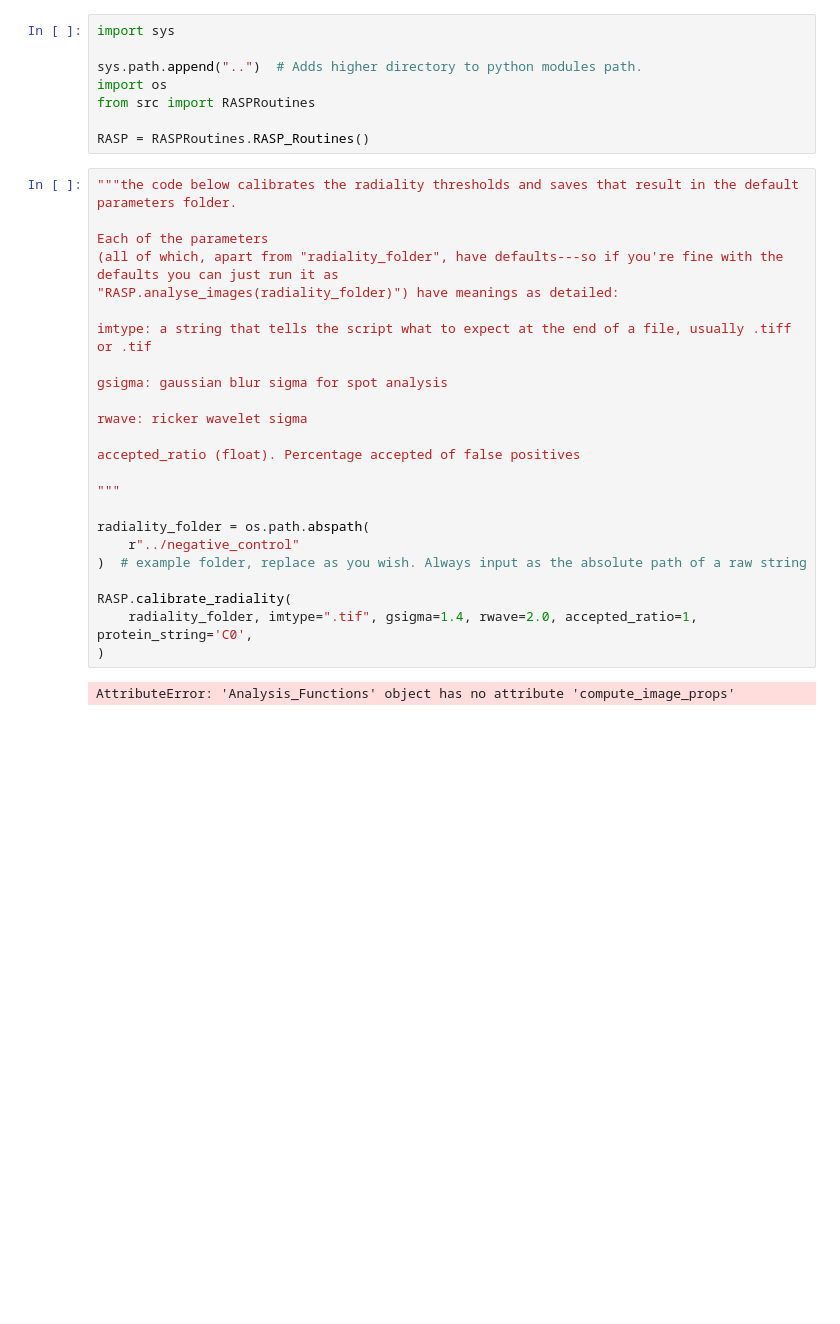
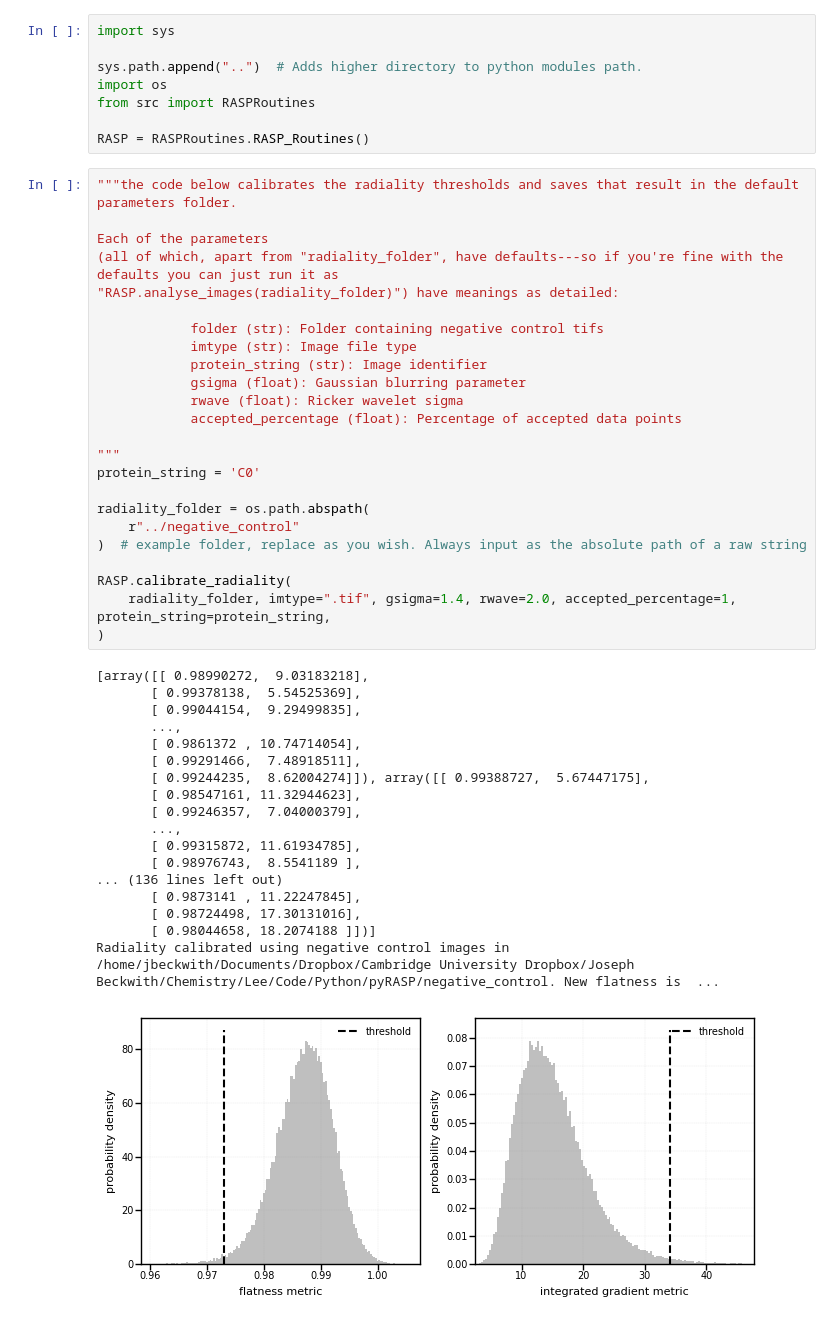
Before and after one commit to TheLeeLab/pyRASP, a Jupyter notebook: example_notebooks/pyRASP_Example_RadialityCalibration.ipynb, the cells around one changed output. Saved outputs shown, nothing was run; the diff lists cells and outputs as text; blank space fills up the shorter version.

Commit message:
Refactoring, corrected radiality code

```diff
--- a/example_notebooks/pyRASP_Example_RadialityCalibration.ipynb
+++ b/example_notebooks/pyRASP_Example_RadialityCalibration.ipynb
@@ -9,26 +9,43 @@ RASP = RASPRoutines.RASP_Routines()
 # %%
 """the code below calibrates the radiality thresholds and saves that result in the default parameters folder.
 
 Each of the parameters
 (all of which, apart from "radiality_folder", have defaults---so if you're fine with the defaults you can just run it as
 "RASP.analyse_images(radiality_folder)") have meanings as detailed:
 
-imtype: a string that tells the script what to expect at the end of a file, usually .tiff or .tif
-
-gsigma: gaussian blur sigma for spot analysis
-
-rwave: ricker wavelet sigma
-
-accepted_ratio (float). Percentage accepted of false positives
+            folder (str): Folder containing negative control tifs
+            imtype (str): Image file type
+            protein_string (str): Image identifier
+            gsigma (float): Gaussian blurring parameter
+            rwave (float): Ricker wavelet sigma
+            accepted_percentage (float): Percentage of accepted data points
 
 """
+protein_string = 'C0'
 
 radiality_folder = os.path.abspath(
     r"../negative_control"
 )  # example folder, replace as you wish. Always input as the absolute path of a raw string
 
 RASP.calibrate_radiality(
-    radiality_folder, imtype=".tif", gsigma=1.4, rwave=2.0, accepted_ratio=1, protein_string='C0',
+    radiality_folder, imtype=".tif", gsigma=1.4, rwave=2.0, accepted_percentage=1, protein_string=protein_string,
 )
 # %% [output]
-AttributeError: 'Analysis_Functions' object has no attribute 'compute_image_props'
+[array([[ 0.98990272,  9.03183218],
+       [ 0.99378138,  5.54525369],
+       [ 0.99044154,  9.29499835],
+       ...,
+       [ 0.9861372 , 10.74714054],
+       [ 0.99291466,  7.48918511],
+       [ 0.99244235,  8.62004274]]), array([[ 0.99388727,  5.67447175],
+       [ 0.98547161, 11.32944623],
+       [ 0.99246357,  7.04000379],
+       ...,
+       [ 0.99315872, 11.61934785],
+       [ 0.98976743,  8.5541189 ],
+... (136 lines left out)
+       [ 0.9873141 , 11.22247845],
+       [ 0.98724498, 17.30131016],
+       [ 0.98044658, 18.2074188 ]])]
+Radiality calibrated using negative control images in /home/jbeckwith/Documents/Dropbox/Cambridge University Dropbox/Joseph Beckwith/Chemistry/Lee/Code/Python/pyRASP/negative_control. New flatness is  ...
+[figure, added]
```
Also changed, not shown: 4 other files.
